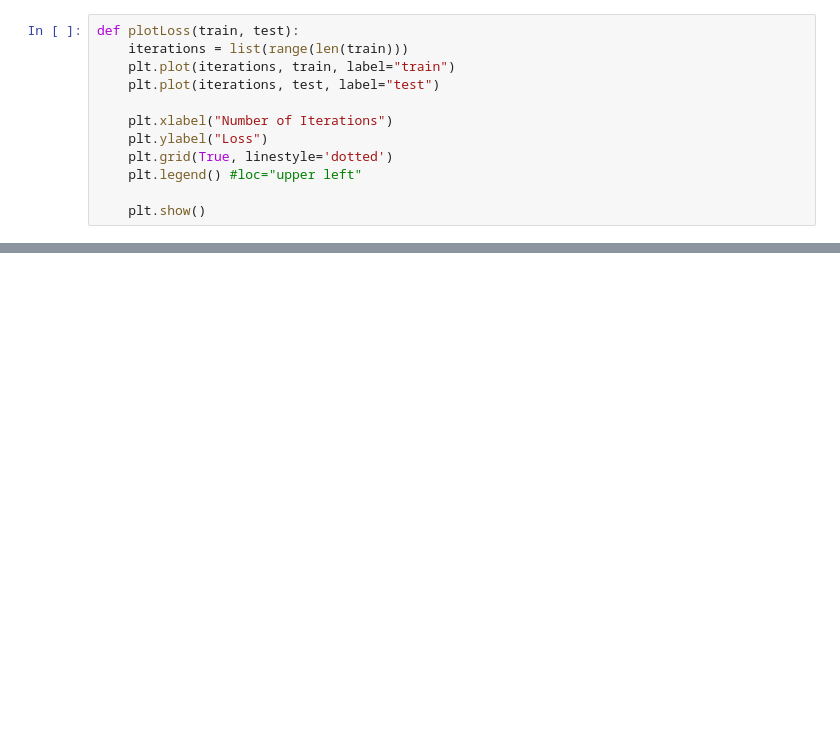
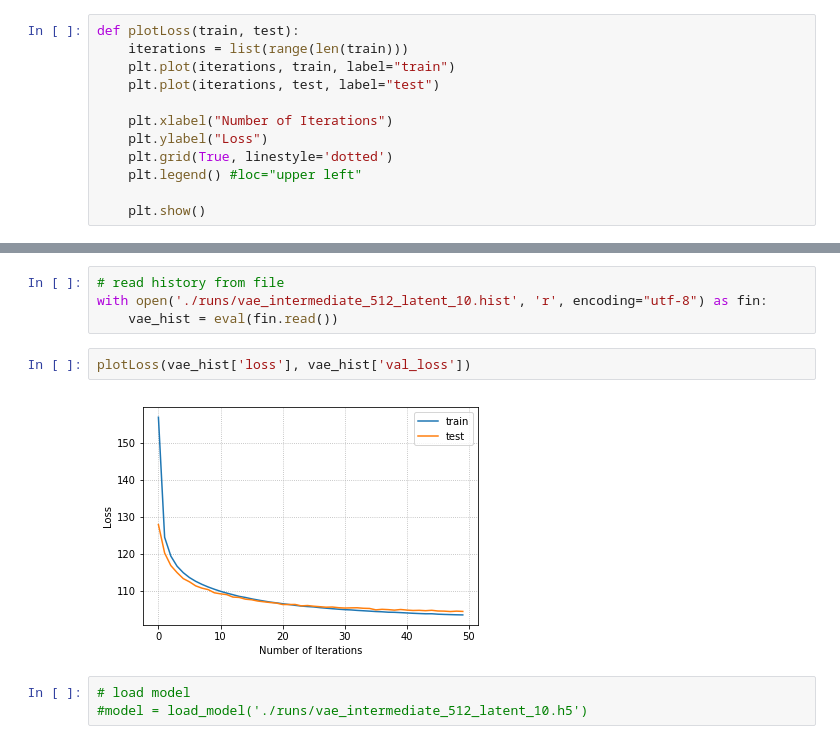
Before and after one commit to sofa13/csi5138_a4, a Jupyter notebook: VAE.ipynb, the cells around one changed output, grey strips where cells are left out. Cells and saved outputs as stored; diff of their text form; blank space fills up the shorter version.

```diff
--- a/VAE.ipynb
+++ b/VAE.ipynb
@@ -159,0 +329,11 @@ plotLoss(vae_hist['loss'], vae_hist['val_loss'])
+# %%
+# read history from file
+with open('./runs/vae_intermediate_512_latent_10.hist', 'r', encoding="utf-8") as fin:
+    vae_hist = eval(fin.read())
+# %%
+plotLoss(vae_hist['loss'], vae_hist['val_loss'])
+# %% [output]
+[figure, added]
+# %%
+# load model
+#model = load_model('./runs/vae_intermediate_512_latent_10.h5')
```
Also changed, not shown: parts of 41 cells of this notebook.
